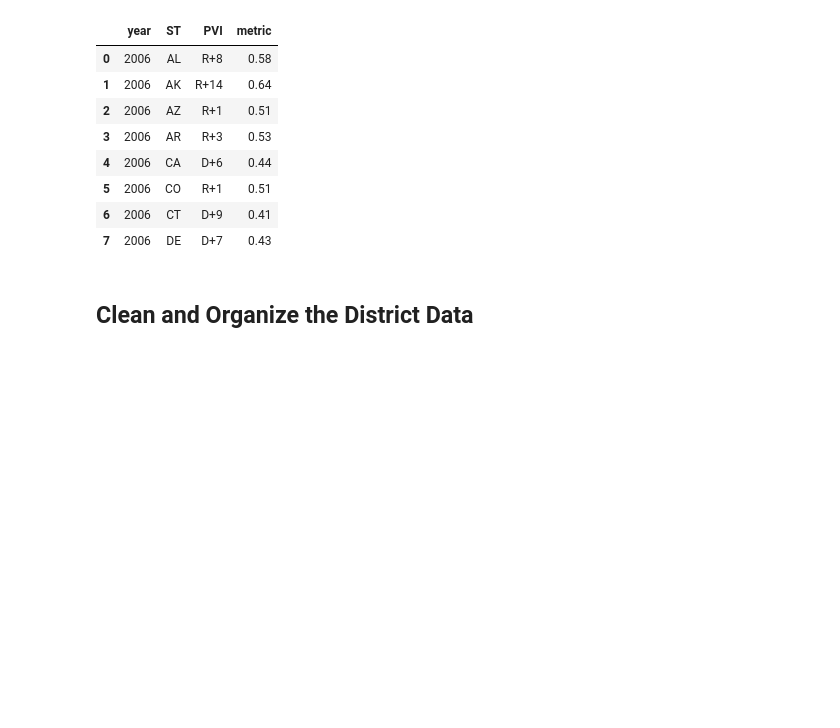
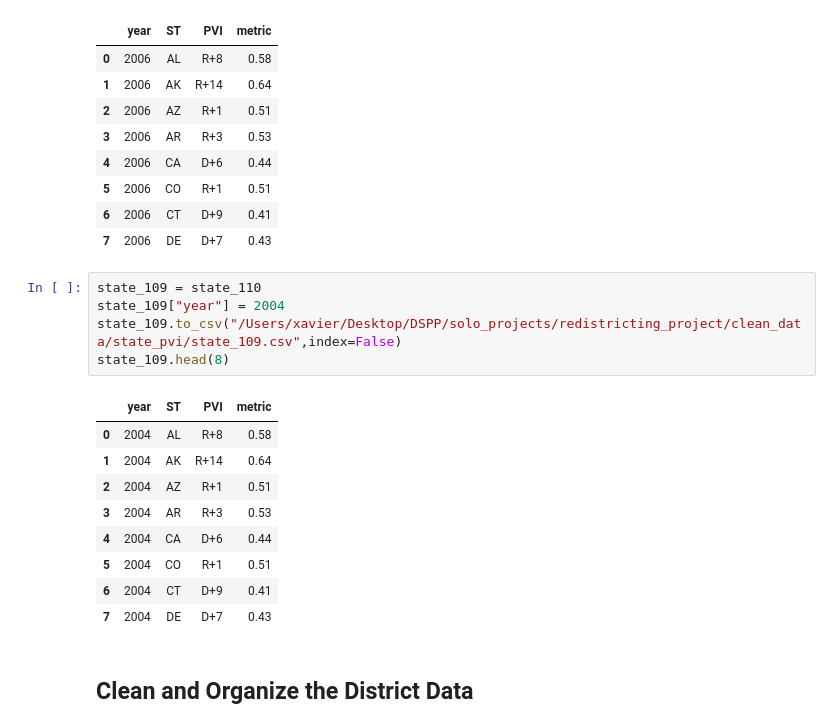
Before and after one commit to xadomatis/redistricting_project, a Jupyter notebook: cleaning/cleaning_110.ipynb, the cells around one changed output. Saved outputs shown, nothing was run; the diff lists cells and outputs as text; blank space fills up the shorter version.

```diff
--- a/cleaning/cleaning_110.ipynb
+++ b/cleaning/cleaning_110.ipynb
@@ -191,6 +189,21 @@ state_110.head(8)
 | 5 | 2006 | CO | R+1 | 0.51 |
 | 6 | 2006 | CT | D+9 | 0.41 |
 | 7 | 2006 | DE | D+7 | 0.43 |
+# %%
+state_109 = state_110
+state_109["year"] = 2004
+state_109.to_csv("/Users/xavier/Desktop/DSPP/solo_projects/redistricting_project/clean_data/state_pvi/state_109.csv",index=False)
+state_109.head(8)
+# %% [output]
+|  | year | ST | PVI | metric |
+| 0 | 2004 | AL | R+8 | 0.58 |
+| 1 | 2004 | AK | R+14 | 0.64 |
+| 2 | 2004 | AZ | R+1 | 0.51 |
+| 3 | 2004 | AR | R+3 | 0.53 |
+| 4 | 2004 | CA | D+6 | 0.44 |
+| 5 | 2004 | CO | R+1 | 0.51 |
+| 6 | 2004 | CT | D+9 | 0.41 |
+| 7 | 2004 | DE | D+7 | 0.43 |
 # %% [markdown]
 ## Clean and Organize the District Data
 # %%
```
Also changed, not shown: parts of 7 cells of this notebook, 17 other files.
